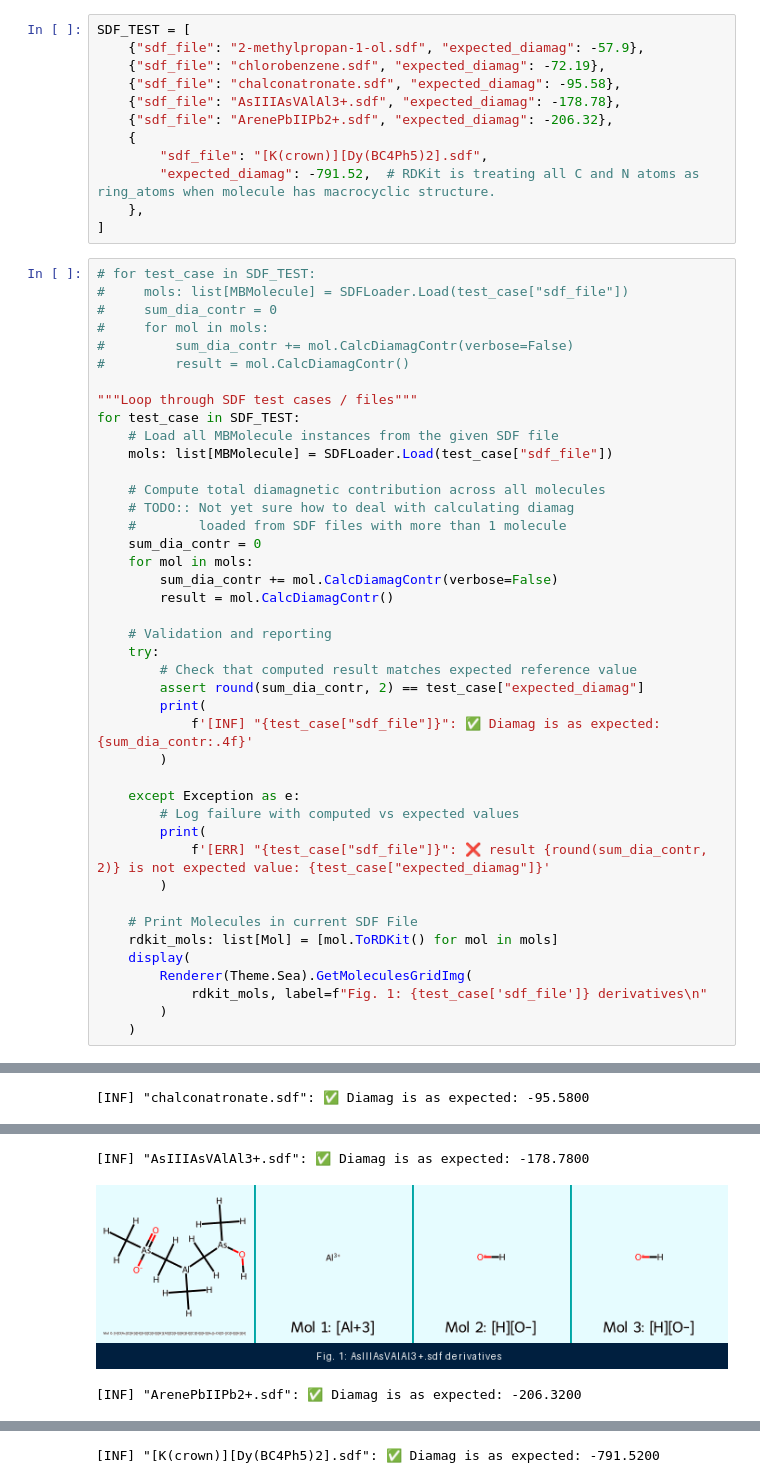
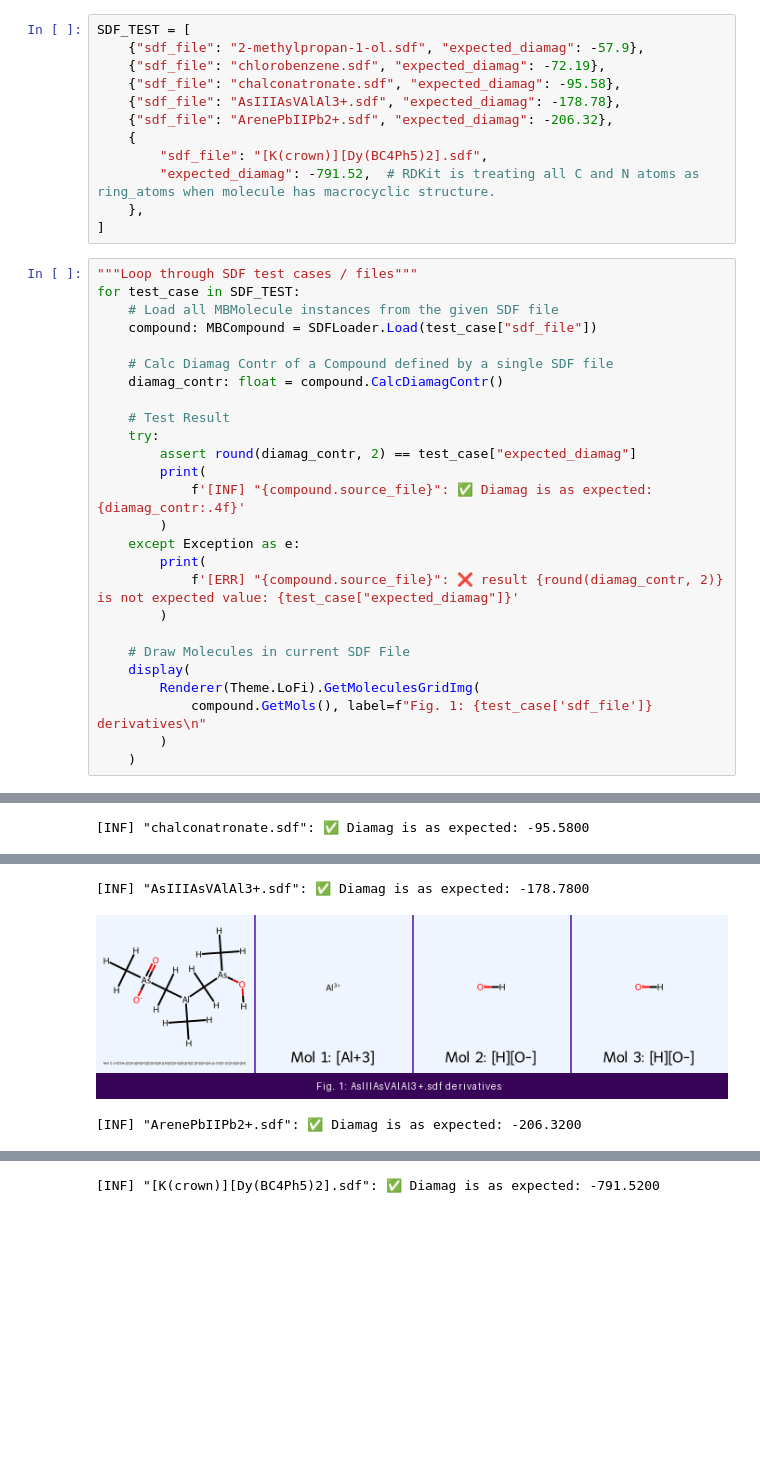
Before and after one commit to mag-bros/mag-bridge, a Jupyter notebook: notebooks/rdkit-sandbox.ipynb, the cells around one changed output, grey strips where cells are left out. Drawn from its saved outputs; the diff is of its cells as text; blank space fills up the shorter version.

Commit message:
add compound class

```diff
--- a/notebooks/rdkit-sandbox.ipynb
+++ b/notebooks/rdkit-sandbox.ipynb
@@ -31,45 +32,29 @@ SDF_TEST = [
     },
 ]
 # %%
-# for test_case in SDF_TEST:
-#     mols: list[MBMolecule] = SDFLoader.Load(test_case["sdf_file"])
-#     sum_dia_contr = 0
-#     for mol in mols:
-#         sum_dia_contr += mol.CalcDiamagContr(verbose=False)
-#         result = mol.CalcDiamagContr()
-
 """Loop through SDF test cases / files"""
 for test_case in SDF_TEST:
     # Load all MBMolecule instances from the given SDF file
-    mols: list[MBMolecule] = SDFLoader.Load(test_case["sdf_file"])
+    compound: MBCompound = SDFLoader.Load(test_case["sdf_file"])
 
-    # Compute total diamagnetic contribution across all molecules
-    # TODO:: Not yet sure how to deal with calculating diamag
-    #        loaded from SDF files with more than 1 molecule
-    sum_dia_contr = 0
-    for mol in mols:
-        sum_dia_contr += mol.CalcDiamagContr(verbose=False)
-        result = mol.CalcDiamagContr()
+    # Calc Diamag Contr of a Compound defined by a single SDF file
+    diamag_contr: float = compound.CalcDiamagContr()
 
-    # Validation and reporting
+    # Test Result
     try:
-        # Check that computed result matches expected reference value
-        assert round(sum_dia_contr, 2) == test_case["expected_diamag"]
+        assert round(diamag_contr, 2) == test_case["expected_diamag"]
         print(
-            f'[INF] "{test_case["sdf_file"]}": ✅ Diamag is as expected: {sum_dia_contr:.4f}'
+            f'[INF] "{compound.source_file}": ✅ Diamag is as expected: {diamag_contr:.4f}'
+        )
+    except Exception as e:
+        print(
+            f'[ERR] "{compound.source_file}": ❌ result {round(diamag_contr, 2)} is not expected value: {test_case["expected_diamag"]}'
         )
 
-    except Exception as e:
-        # Log failure with computed vs expected values
-        print(
-            f'[ERR] "{test_case["sdf_file"]}": ❌ result {round(sum_dia_contr, 2)} is not expected value: {test_case["expected_diamag"]}'
-        )
-
-    # Print Molecules in current SDF File
-    rdkit_mols: list[Mol] = [mol.ToRDKit() for mol in mols]
+    # Draw Molecules in current SDF File
     display(
-        Renderer(Theme.Sea).GetMoleculesGridImg(
-            rdkit_mols, label=f"Fig. 1: {test_case['sdf_file']} derivatives\n"
+        Renderer(Theme.LoFi).GetMoleculesGridImg(
+            compound.GetMols(), label=f"Fig. 1: {test_case['sdf_file']} derivatives\n"
         )
     )
 # %% [output]
@@ -82,3 +67,3 @@ for test_case in SDF_TEST:
 [INF] "AsIIIAsVAlAl3+.sdf": ✅ Diamag is as expected: -178.7800
-[figure, old version]
+[figure, new version]
 [INF] "ArenePbIIPb2+.sdf": ✅ Diamag is as expected: -206.3200
```
Also changed, not shown: parts of 2 cells of this notebook, 3 other files.
